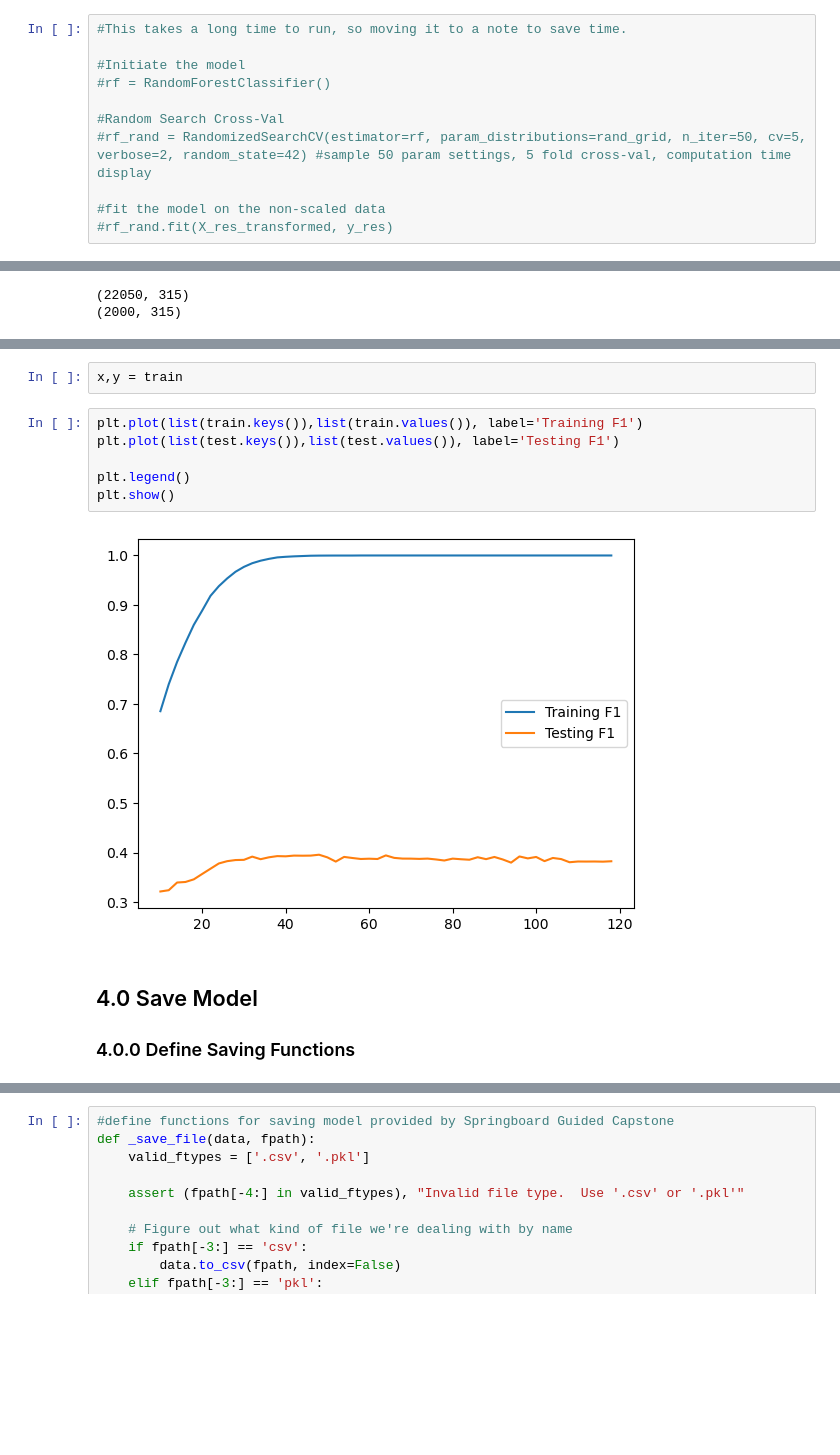
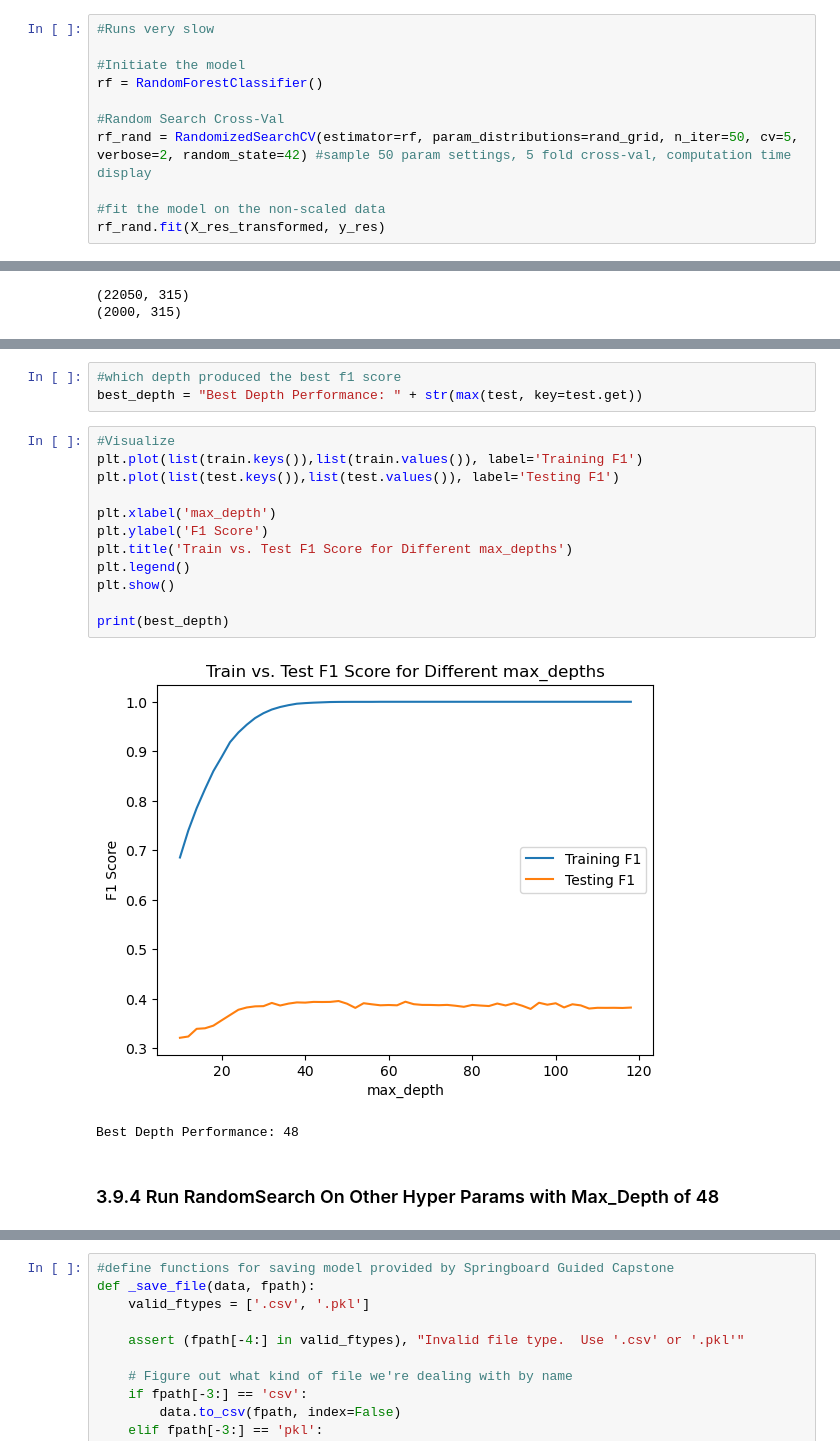
Before and after one commit to BrettlyCD/seattle-trees-project, a Jupyter notebook: notebooks/03_preproc_and_train.ipynb, the cells around one changed output, grey strips where cells are left out. Drawn from its saved outputs; the diff is of its cells as text; blank space fills up the shorter version.

Commit message:
Cleanup scaling and transforming, more tuning, and save new model.

```diff
--- a/notebooks/03_preproc_and_train.ipynb
+++ b/notebooks/03_preproc_and_train.ipynb
@@ -522,15 +522,15 @@ print(rand_grid)
 # %% [markdown]
 #### 3.9.1.1 Fit with Random Search
 # %%
-#This takes a long time to run, so moving it to a note to save time.
+#Runs very slow
 
 #Initiate the model
-#rf = RandomForestClassifier()
+rf = RandomForestClassifier()
 
 #Random Search Cross-Val
-#rf_rand = RandomizedSearchCV(estimator=rf, param_distributions=rand_grid, n_iter=50, cv=5, verbose=2, random_state=42) #sample 50 param settings, 5 fold cross-val, computation time display
+rf_rand = RandomizedSearchCV(estimator=rf, param_distributions=rand_grid, n_iter=50, cv=5, verbose=2, random_state=42) #sample 50 param settings, 5 fold cross-val, computation time display
 
 #fit the model on the non-scaled data
-#rf_rand.fit(X_res_transformed, y_res)
+rf_rand.fit(X_res_transformed, y_res)
 # %% [markdown]
 #### 3.9.1.2 Review Results
@@ -742,17 +742,23 @@ for n in depth:
 
     train[n] = training_f1
     test[n] = test_f1
-# %%
-x,y = train
+# %%
+#which depth produced the best f1 score
+best_depth = "Best Depth Performance: " + str(max(test, key=test.get))
 # %%
+#Visualize
 plt.plot(list(train.keys()),list(train.values()), label='Training F1')
 plt.plot(list(test.keys()),list(test.values()), label='Testing F1')
 
+plt.xlabel('max_depth')
+plt.ylabel('F1 Score')
+plt.title('Train vs. Test F1 Score for Different max_depths')
 plt.legend()
 plt.show()
+
+print(best_depth)
 # %% [output]
-[figure, old version]
+[figure, new version]
+Best Depth Performance: 48
-# %% [markdown]
-## 4.0 Save Model
-
-### 4.0.0 Define Saving Functions
+# %% [markdown]
+### 3.9.4 Run RandomSearch On Other Hyper Params with Max_Depth of 48
```
Also changed, not shown: parts of 22 cells of this notebook.
